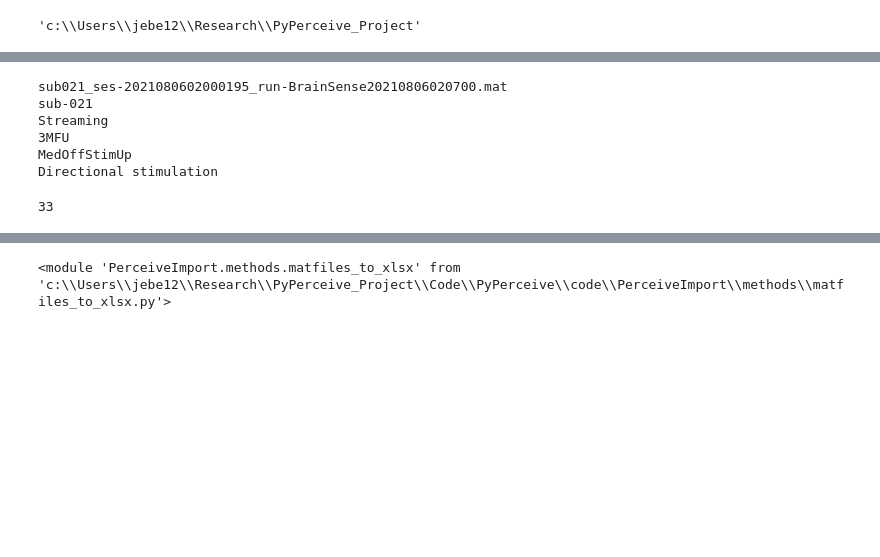
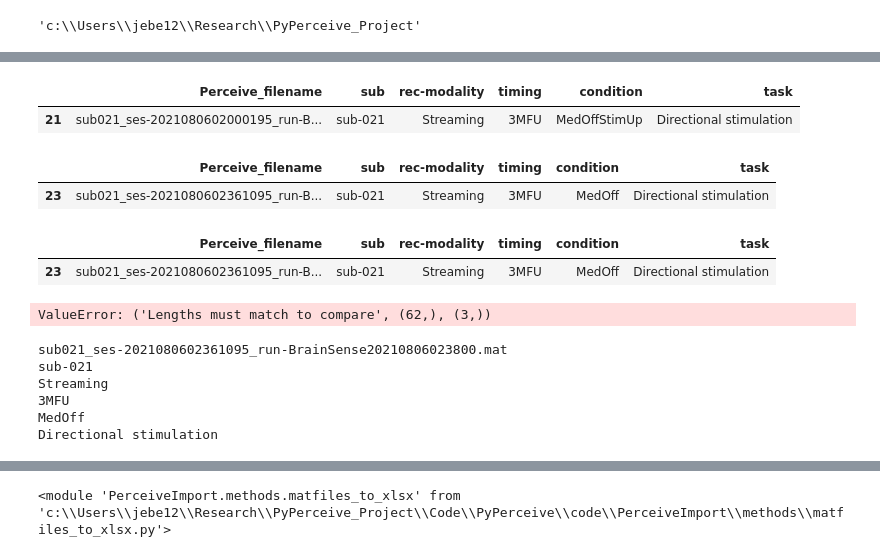
Before and after one commit to jgvhabets/PyPerceive, a Jupyter notebook: code/notebooks/percept_playground.ipynb, the cells around one changed output, grey strips where cells are left out. Cells and saved outputs as stored; diff of their text form; code cells hidden in the pictures; blank space fills up the shorter version.

```diff
--- a/code/notebooks/percept_playground.ipynb
+++ b/code/notebooks/percept_playground.ipynb
@@ -191,3 +258,53 @@ from openpyxl import Workbook, load_workbook
+# %%
+# how to create a new data frame from selecting specific rows form existing dataframe
+NewPerceiveDF = PerceiveMetadata[PerceiveMetadata.Perceive_filename == 'sub021_ses-2021080602000195_run-BrainSense20210806022200.mat']
+NewPerceiveDF
+# %% [output]
+|  | Perceive_filename | sub | rec-modality | timing | condition | task |
+| 21 | sub021_ses-2021080602000195_run-B... | sub-021 | Streaming | 3MFU | MedOffStimUp | Directional stimulation |
+# %%
+made_up_matfile_list = ['sub021_ses-2021080602000195_run-BrainSense20210806022200.mat',
+'sub021_ses-2021080602361095_run-BrainSense20210806023800.mat',
+'sub021_ses-2021080602361095_run-BrainSense20210806024200.mat']
+
+# extract only the .mat files from the list with the corresponding column values
+
+#rownumber_list = []
+#PerceiveMetadataSelection = PerceiveMetadata[PerceiveMetadata.Perceive_filename == 'sub021_ses-2021080602000195_run-BrainSense20210806022200.mat']
+
+for filename in PerceiveMetadata["Perceive_filename"]:
+    if filename in made_up_matfile_list:
+        NewPerceive = PerceiveMetadata.loc[PerceiveMetadata.Perceive_filename == filename]
+
+NewPerceive
+# %% [output]
+|  | Perceive_filename | sub | rec-modality | timing | condition | task |
+| 23 | sub021_ses-2021080602361095_run-B... | sub-021 | Streaming | 3MFU | MedOff | Directional stimulation |
+# %%
+made_up_matfile_list = ['sub021_ses-2021080602000195_run-BrainSense20210806022200.mat',
+'sub021_ses-2021080602361095_run-BrainSense20210806023800.mat',
+'sub021_ses-2021080602361095_run-BrainSense20210806024200.mat']
+
+for filename in made_up_matfile_list:
+    PerceiveMetadata_selection = PerceiveMetadata[PerceiveMetadata.Perceive_filename == filename]
+
+PerceiveMetadata_selection
+# %% [output]
+|  | Perceive_filename | sub | rec-modality | timing | condition | task |
+| 23 | sub021_ses-2021080602361095_run-B... | sub-021 | Streaming | 3MFU | MedOff | Directional stimulation |
+# %%
+# extract rows of PerceiveMetadata based on conditions
+# PerceiveMetadata.loc[PerceiveMetadata.timing == "3MFU"]
+made_up_matfile_list = ['sub021_ses-2021080602000195_run-BrainSense20210806022200.mat',
+'sub021_ses-2021080602361095_run-BrainSense20210806023800.mat',
+'sub021_ses-2021080602361095_run-BrainSense20210806024200.mat']
+
+cond_ = (PerceiveMetadata['Perceive_filename'] == made_up_matfile_list) #and (PerceiveMetadata.timing =="3MFU") and (PerceiveMetadata.condition == "MedOff")
+
+PerceiveSelection = PerceiveMetadata.loc[cond_]
+PerceiveSelection
+# %% [output]
+ValueError: ('Lengths must match to compare', (62,), (3,))
 # %%
 # make sure you´re in the right directory of your xlsx file
 # and openpyxl is imported
@@ -198,7 +315,7 @@ wb = load_workbook('Perceive_Metadata.xlsx')
 ws = wb.active # this gets the current active worksheet
 
 # access the single row number from your workingsheet
-for data in ws["2"]: # "2" refers to Excel sheet row 2
+for data in ws["24"]: # "2" refers to Excel sheet row 2
     print(data.value)
 
 # access all cells in every single row
@@ -212,16 +329,16 @@ for data in ws["2"]: # "2" refers to Excel sheet row 2
 # read all data present in the Excel sheet
 # for row in ws:
 #     print([data.value for data in row]) # indexing will make a list of every row
+
+# find the max row number from your Excel sheet
+# max_rows = ws.max_row
+
+# cellvalue = ws.cell(row=1, column=1).value
+# cellvalue
 # %% [output]
-sub021_ses-2021080602000195_run-BrainSense20210806020700.mat
+sub021_ses-2021080602361095_run-BrainSense20210806023800.mat
 sub-021
 Streaming
 3MFU
-MedOffStimUp
+MedOff
 Directional stimulation
-# %%
-# find the max row number from your Excel sheet
-max_rows = ws.max_row
-max_rows
-# %% [output]
-33
```
Also changed, not shown: parts of 19 cells of this notebook, 2 other files.
